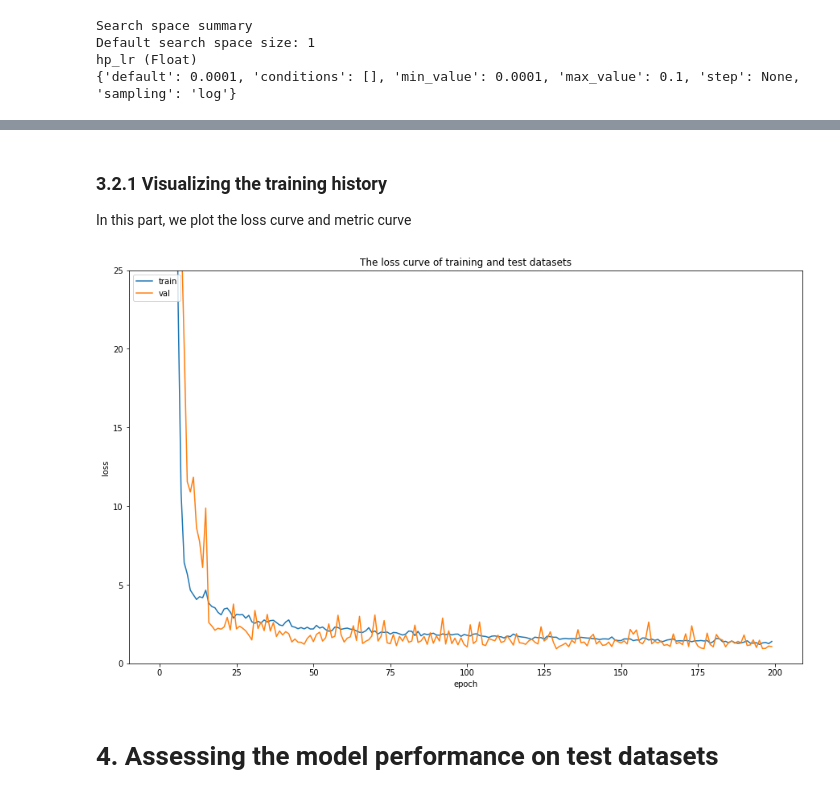
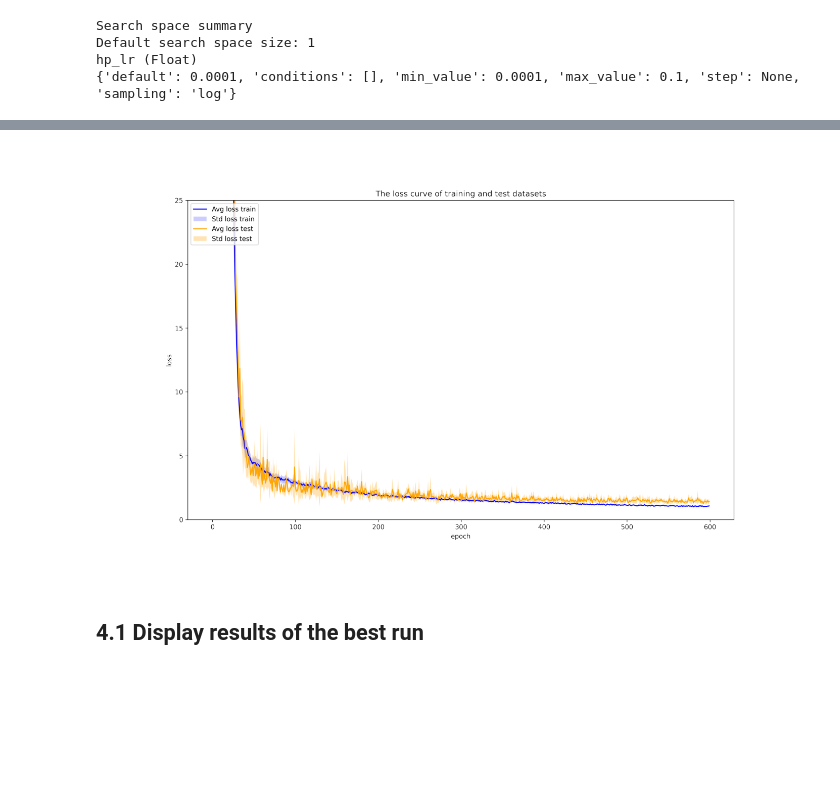
Before and after one commit to tgrippa/Partimap, a Jupyter notebook: Notebooks/CNN_model_hpTune.ipynb, the cells around one changed output, grey strips where cells are left out. Saved outputs shown, nothing was run; the diff lists cells and outputs as text; code cells hidden in the pictures; blank space fills up the shorter version.

```diff
--- a/Notebooks/CNN_model_hpTune.ipynb
+++ b/Notebooks/CNN_model_hpTune.ipynb
@@ -1156,21 +1032,10 @@ Epoch 200: val_mean_absolute_error did not improve from 0.74938
-# %% [markdown]
-### 3.2.1 Visualizing the training history
-In this part, we plot the loss curve and metric curve
-# %%
-# plot model training history
-
-fig = plt.subplots(figsize=(15, 9))
-plt.plot(history.history["loss"])
-plt.plot(history.history["val_loss"])
-plt.title("The loss curve of training and test datasets")
-plt.legend(['train', 'val'], loc='upper left')
-plt.ylabel("loss")
-plt.xlabel("epoch")
-plt.ylim([0,25.0])
-
-plt.savefig(os.path.join(results_path,'MSR_loss.png'), dpi = 300)
-plt.show()
-# %% [output]
-[figure, removed]
+# %%
+img = mpimg.imread(glob.glob(os.path.join(multirun_dir,'multirun_plot*.png'))[0])
+plt.figure(figsize = (25,25))
+plt.axis("off")
+plt.imshow(img)
+plt.show()
+# %% [output]
+[figure, added]
 # %% [markdown]
-# 4. Assessing the model performance on test datasets
+## 4.1 Display results of the best run
```
Also changed, not shown: parts of 71 cells of this notebook.
